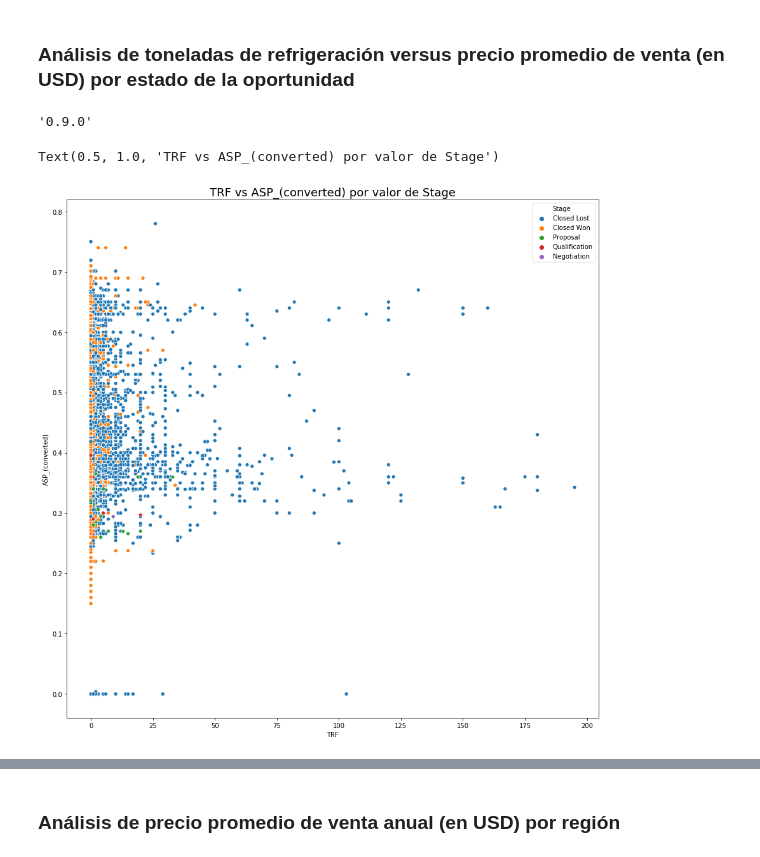
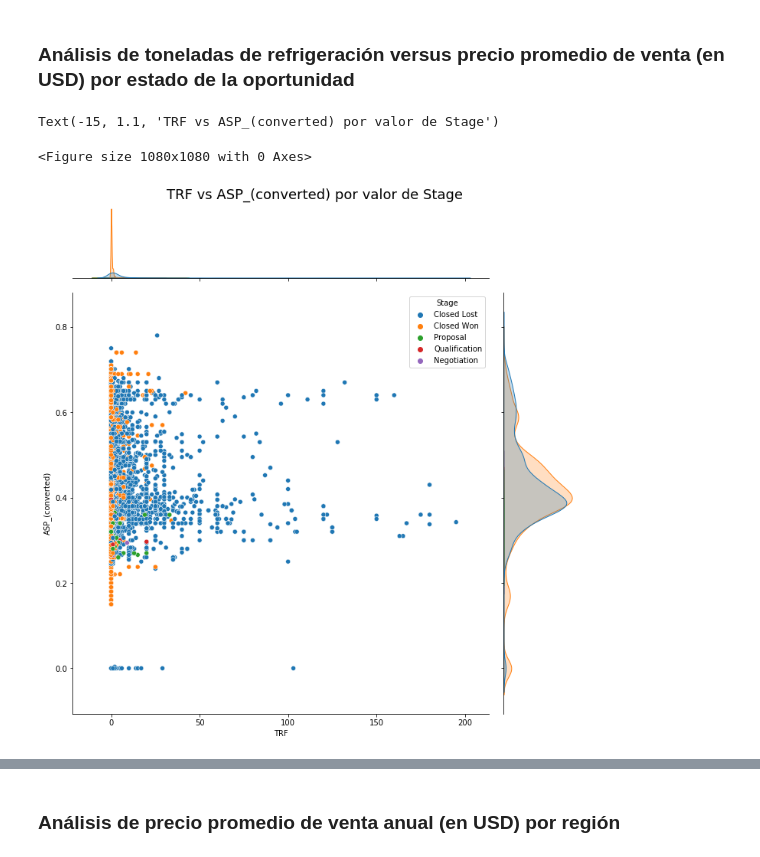
Before and after one commit to joacols/TP_orga_de_datos, a Jupyter notebook: Análisis exploratorio general TP1 2 Cuat 2020.ipynb, the cells around one changed output, grey strips where cells are left out. Cells and saved outputs as stored; diff of their text form; code cells hidden in the pictures.

```diff
--- a/Análisis exploratorio general TP1 2 Cuat 2020.ipynb
+++ b/Análisis exploratorio general TP1 2 Cuat 2020.ipynb
@@ -359,5 +359,5 @@ No tiene sentido considerar este dato, ya que de 16947 oportunidades 15967 (94%)
 # %% [markdown]
 #### Eliminacion de las 3 columnas anteriormente tratadas, por los motivos especificados
 # %%
-df2=df.drop(['Product_Type', 'Brand', 'Size'], axis=1)
+df=df.drop(['Product_Type', 'Brand', 'Size'], axis=1)
 # %% [markdown]
@@ -722,7 +722,3 @@ Del análisis del gráfico se puede observar que:
     * El mes de entrega promedio tomando todas las oportunidades es 10
 # %% [markdown]
 ### Análisis de toneladas de refrigeración versus  precio promedio de venta (en USD) por estado de la oportunidad
-# %%
-sns.__version__
-# %% [output]
-'0.9.0'
@@ -729,18 +727,19 @@ sns.__version__
 # %%
 plt.figure(figsize=(15, 15))
 #para que se pueda visualizar mejor el scatterplot,
 #voy a restringir el gráfico a los ASP menores a 1 y los TRF menores a 200
 #ya que más allá de esos valores la cantidad de instancias son muy pocas
 
 condicion1=df['ASP_(converted)'] <1
 condicion2=df['TRF'] <200
 df_filtrado=df[condicion1 & condicion2]
-sns.scatterplot(data=df_filtrado, x="TRF", y="ASP_(converted)", hue="Stage")#, style="Region")
-plt.title("TRF vs ASP_(converted) por valor de Stage",fontSize=18)
+sns.jointplot(data=df_filtrado, x="TRF", y="ASP_(converted)", hue="Stage",height=10)#, style="Region")
+plt.text(s="TRF vs ASP_(converted) por valor de Stage",y=1.1,x=-15,fontSize=18)
 #df_filtrado['Stage'].value_counts()
 # %% [output]
-Text(0.5, 1.0, 'TRF vs ASP_(converted) por valor de Stage')
+Text(-15, 1.1, 'TRF vs ASP_(converted) por valor de Stage')
+<Figure size 1080x1080 with 0 Axes>
-[figure, old version]
+[figure, new version]
 # %% [markdown]
 Del análisis del gráfico se puede observar que:
 * A medida que aumentan las Toneladas De Refrigeración (TRF) disminuyen las oportunidades
```
Also changed, not shown: parts of 17 cells of this notebook.
